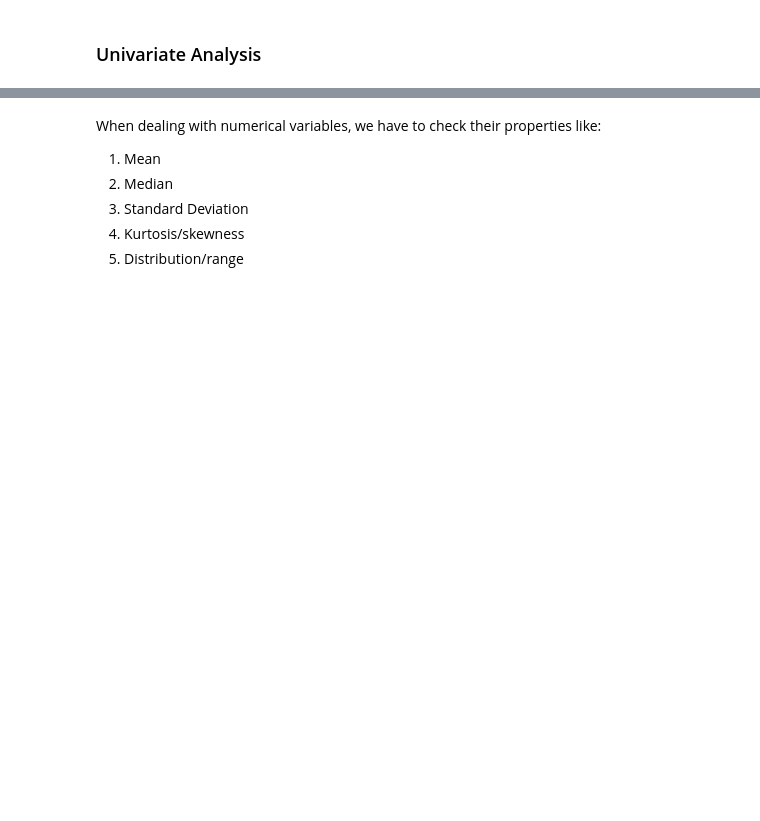
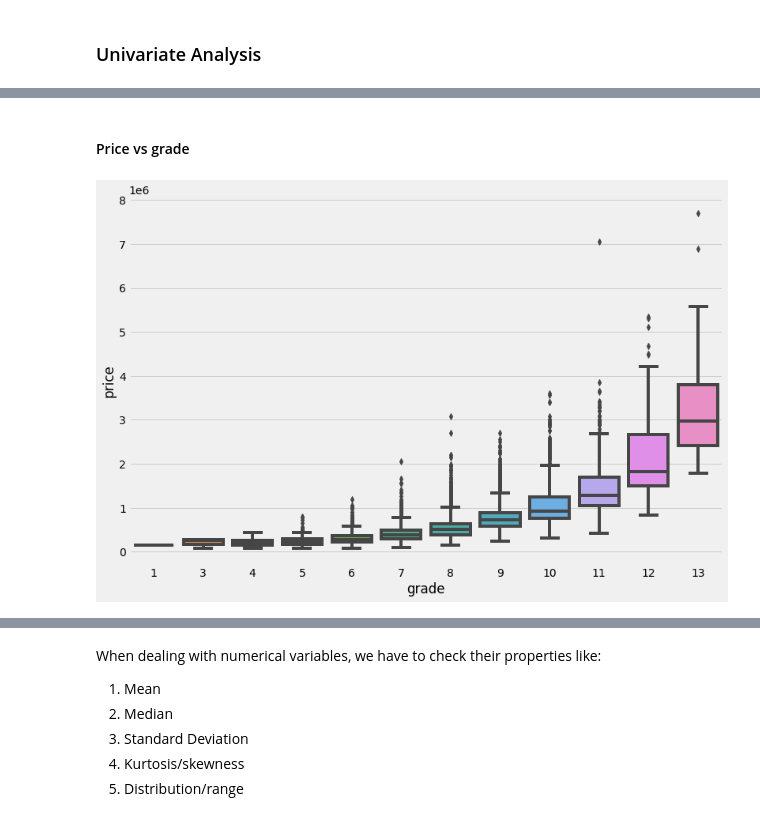
Before and after one commit to qadipo/FactorsAffectingHousePricesUsingVariousLinearRegressionMethods, a Jupyter notebook: Modelling_House_Prices.ipynb, the cells around one changed output, grey strips where cells are left out. Cells and saved outputs as stored; diff of their text form; code cells hidden in the pictures; blank space fills up the shorter version.

```diff
--- a/Modelling_House_Prices.ipynb
+++ b/Modelling_House_Prices.ipynb
@@ -183,0 +279,6 @@ False
+# %% [markdown]
+#### Price vs grade
+# %%
+customized_boxplot(df.price, df.grade)
+# %% [output]
+[figure, added]
```
Also changed, not shown: parts of 38 cells of this notebook.
